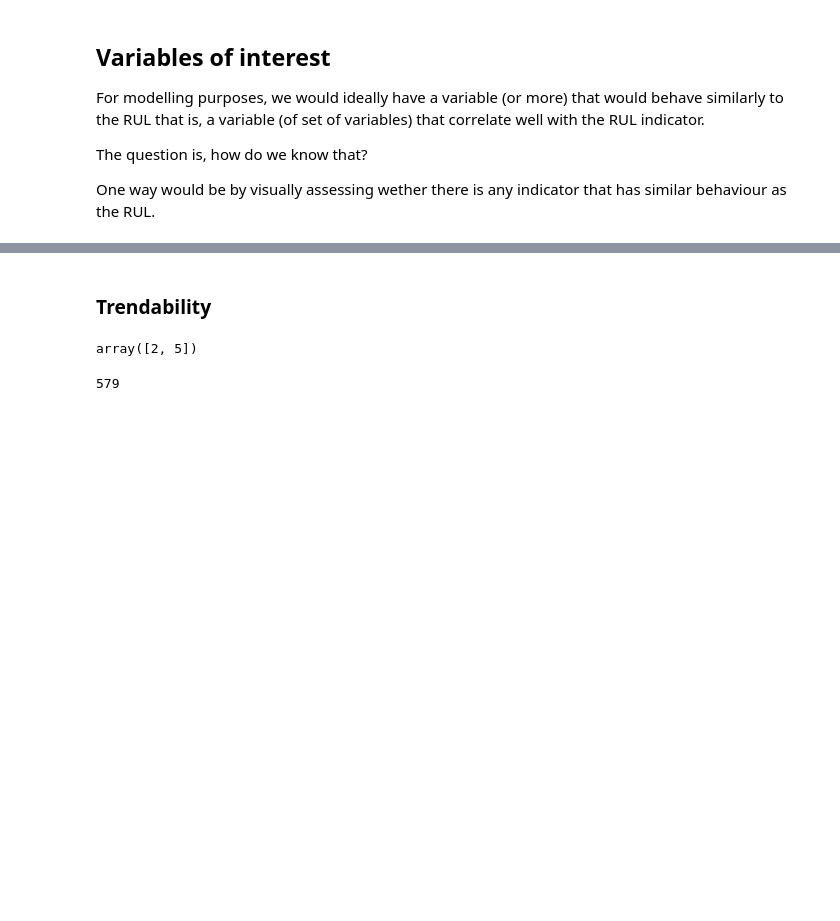
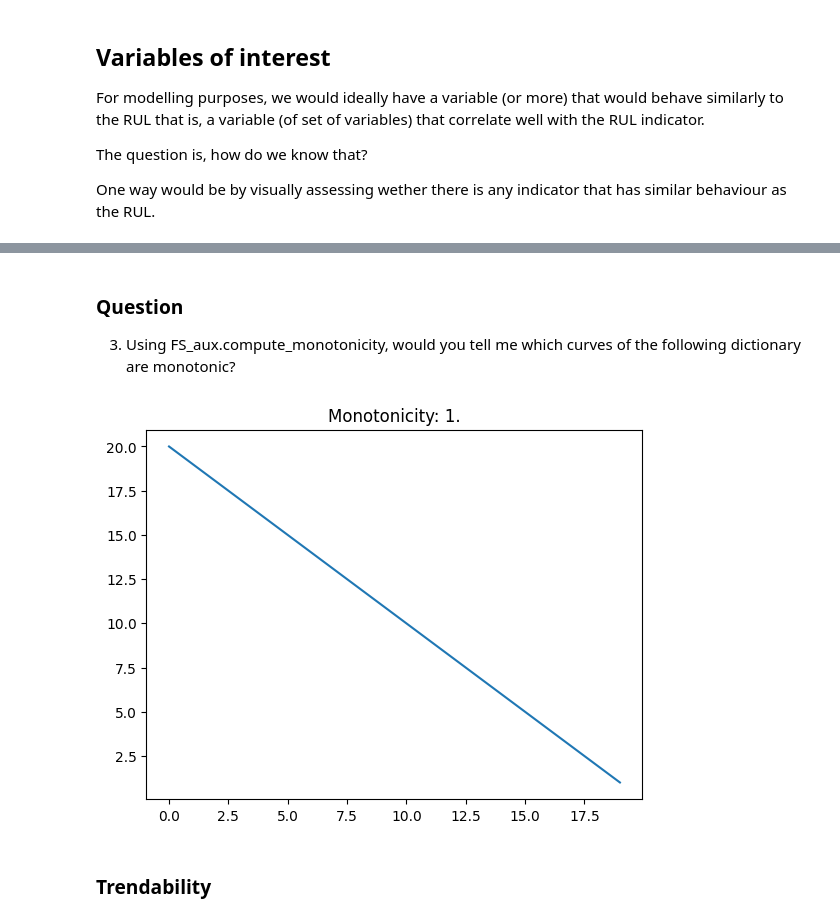
Before and after one commit to klopetx/PHM_tutorial, a Jupyter notebook: src/03_Feature_selection.ipynb, the cells around one changed output, grey strips where cells are left out. Saved outputs shown, nothing was run; the diff lists cells and outputs as text; code cells hidden in the pictures; blank space fills up the shorter version.

```diff
--- a/src/03_Feature_selection.ipynb
+++ b/src/03_Feature_selection.ipynb
@@ -206,23 +126,19 @@ inputdf = indicators.copy()
+# %% [markdown]
+### Question
+
+3) Using FS_aux.compute_monotonicity, would you tell me which curves of the following dictionary are monotonic?
+# %%
+curves = {
+    'Curve1': np.arange(20, 0, -1),
+    'Curve2': np.random.permutation(np.arange(1, 21)),
+    'Curve3': np.sort(np.random.choice(np.arange(1, 11), 20, replace=True)),
+    'Curve4': np.sort(np.random.choice(np.arange(1, 11), 20, replace=True))[::-1],
+    'Curve5': -1 * (np.arange(-10, 11) ** 2) + 100,  # Vertex at (0, 100)
+    'Curve6': -1 * (np.arange(0, 11) ** 2) + 100  # Only increasing part
+}
+
+FS_aux.compute_monotonicity(curves['Curve1'])
+# %% [output]
+[figure, added]
 # %% [markdown]
 ### Trendability
-# %%
-def find_closest_idx(arr, ref_arr):
-    indices = []
-    for value in ref_arr:
-        index = (np.abs(arr - value)).argmin()
-        indices.append(index)
-    return np.array(indices)
-
-input = np.arange(1,10)
-
-find_closest_idx(input, np.array([3.4, 6]))
-# %% [output]
-array([2, 5])
-# %%
-np.arange(0,560,1)
-
-indicators.groupby('Bearing')['RUL'].agg(lambda x: np.max(x[x>0]))
-
-len(np.arange(1,580,1))
-# %% [output]
-579
```
Also changed, not shown: parts of 47 cells of this notebook.
